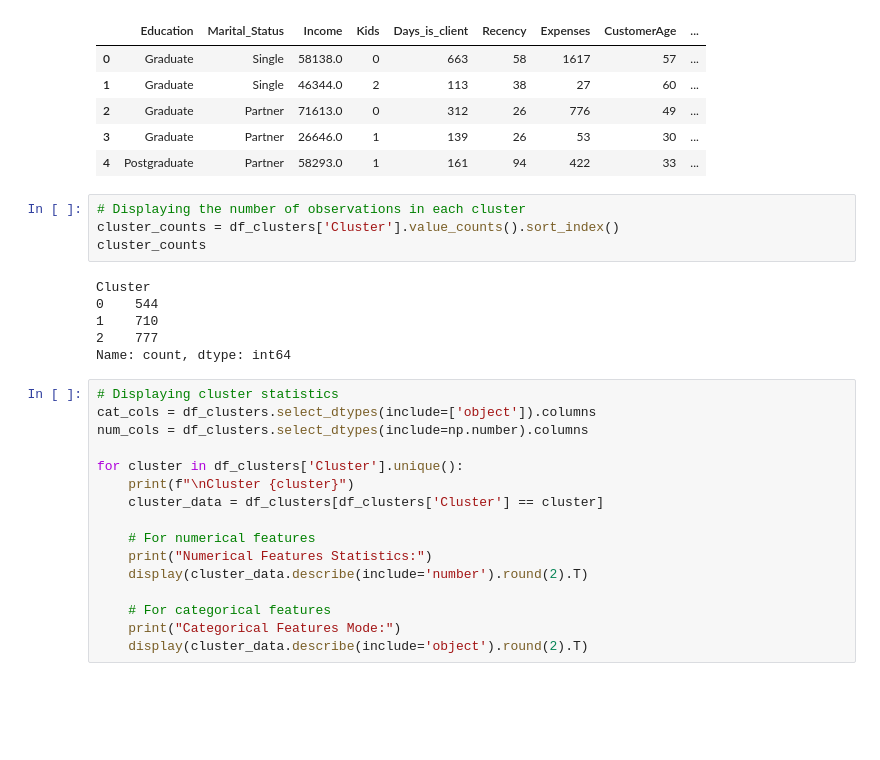
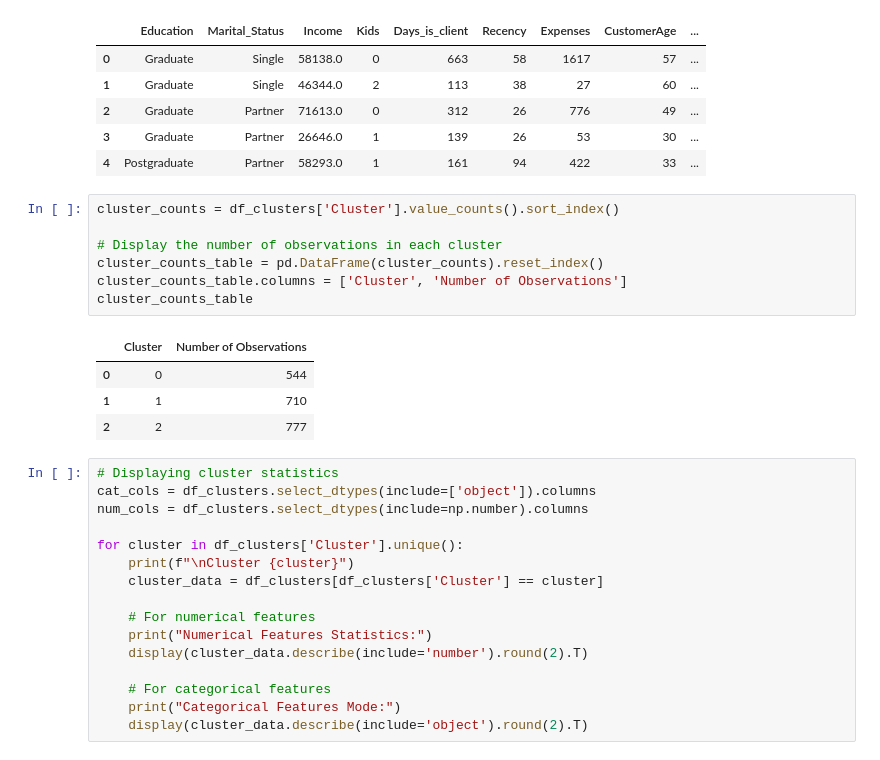
Before and after one commit to mtorella/ClusterAnalysisForBusiness_gp, a Jupyter notebook: main-2.ipynb, the cells around one changed output. Saved outputs shown, nothing was run; the diff lists cells and outputs as text; blank space fills up the shorter version.

```diff
--- a/main-2.ipynb
+++ b/main-2.ipynb
@@ -753,15 +708,17 @@ df_clusters.head()
 | 3 | Graduate | Partner | 26646.0 | 1 | 139 | 26 | 53 | 30 | ... |
 | 4 | Postgraduate | Partner | 58293.0 | 1 | 161 | 94 | 422 | 33 | ... |
 # %%
-# Displaying the number of observations in each cluster
 cluster_counts = df_clusters['Cluster'].value_counts().sort_index()
-cluster_counts
+
+# Display the number of observations in each cluster
+cluster_counts_table = pd.DataFrame(cluster_counts).reset_index()
+cluster_counts_table.columns = ['Cluster', 'Number of Observations']
+cluster_counts_table
 # %% [output]
-Cluster
-0    544
-1    710
-2    777
-Name: count, dtype: int64
+|  | Cluster | Number of Observations |
+| 0 | 0 | 544 |
+| 1 | 1 | 710 |
+| 2 | 2 | 777 |
 # %%
 # Displaying cluster statistics
 cat_cols = df_clusters.select_dtypes(include=['object']).columns
```
Also changed, not shown: parts of 13 cells of this notebook.
